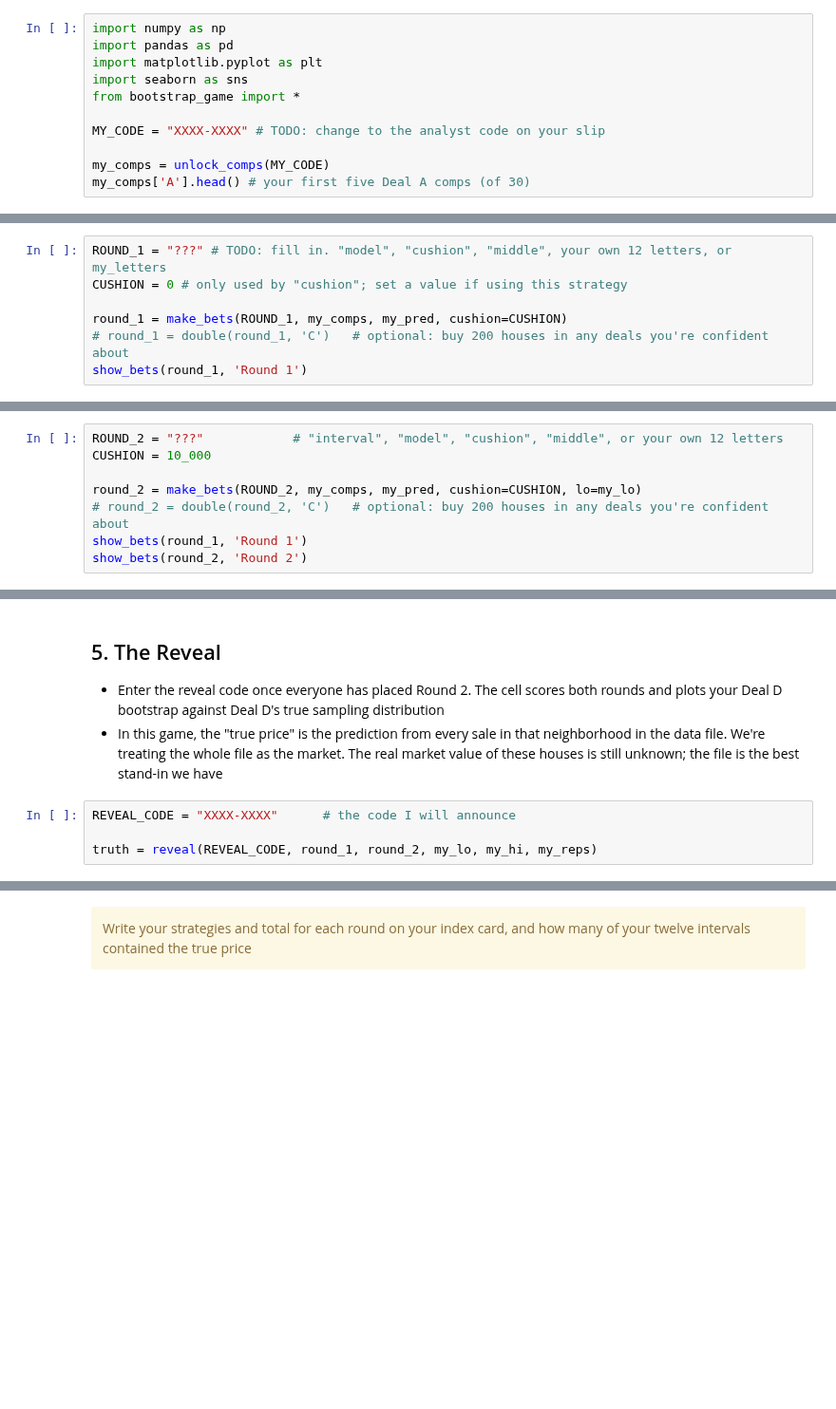
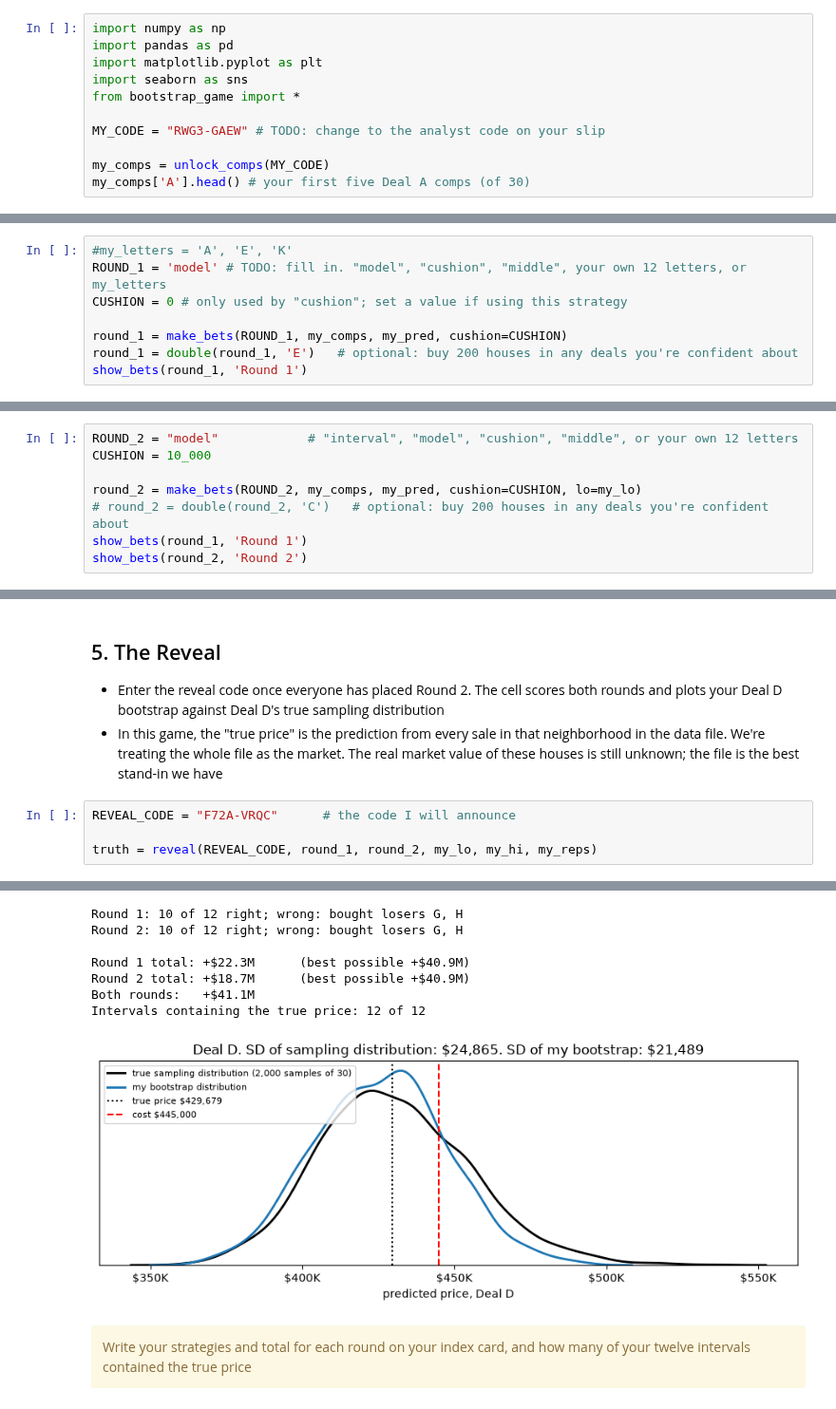
Before and after one commit to merasiaa/UU_F26_templates, a Jupyter notebook: Week06/TUESDAY_Bootstrapping.ipynb, the cells around one changed output, grey strips where cells are left out. Shown at 95% size. Drawn from its saved outputs; the diff is of its cells as text; blank space fills up the shorter version.

```diff
--- a/Week06/TUESDAY_Bootstrapping.ipynb
+++ b/Week06/TUESDAY_Bootstrapping.ipynb
@@ -32,7 +32,7 @@ import matplotlib.pyplot as plt
 import seaborn as sns
 from bootstrap_game import *
 
-MY_CODE = "XXXX-XXXX" # TODO: change to the analyst code on your slip
+MY_CODE = "RWG3-GAEW" # TODO: change to the analyst code on your slip
 
 my_comps = unlock_comps(MY_CODE)
 my_comps['A'].head() # your first five Deal A comps (of 30)
@@ -110,9 +146,10 @@ Pick a strategy, or type your own twelve letters (B, 2, or S, one per deal, A to
 
 After you pick, you can double any deal you're confident about: `round_1 = double(round_1, 'C')` buys 200 houses in Deal C. List several letters to double several deals.
 # %%
-ROUND_1 = "???" # TODO: fill in. "model", "cushion", "middle", your own 12 letters, or my_letters
+#my_letters = 'A', 'E', 'K'
+ROUND_1 = 'model' # TODO: fill in. "model", "cushion", "middle", your own 12 letters, or my_letters
 CUSHION = 0 # only used by "cushion"; set a value if using this strategy
 
 round_1 = make_bets(ROUND_1, my_comps, my_pred, cushion=CUSHION)
-# round_1 = double(round_1, 'C')   # optional: buy 200 houses in any deals you're confident about
+round_1 = double(round_1, 'E')   # optional: buy 200 houses in any deals you're confident about
 show_bets(round_1, 'Round 1')
@@ -481,7 +540,7 @@ plt.show()
 - New strategy: `"interval"`, which buys only if your whole 95% interval is above the cost. You can also reuse a Round 1 strategy or type your own letters
 - You can double deals again with `double(round_2, ...)`
 # %%
-ROUND_2 = "???"            # "interval", "model", "cushion", "middle", or your own 12 letters
+ROUND_2 = "model"            # "interval", "model", "cushion", "middle", or your own 12 letters
 CUSHION = 10_000
 
 round_2 = make_bets(ROUND_2, my_comps, my_pred, cushion=CUSHION, lo=my_lo)
@@ -503,6 +565,7 @@ show_bets(round_2, 'Round 2')
 - Enter the reveal code once everyone has placed Round 2. The cell scores both rounds and plots your Deal D bootstrap against Deal D's true sampling distribution
 - In this game, the "true price" is the prediction from every sale in that neighborhood in the data file. We're treating the whole file as the market. The real market value of these houses is still unknown; the file is the best stand-in we have
 # %%
-REVEAL_CODE = "XXXX-XXXX"      # the code I will announce
+REVEAL_CODE = "F72A-VRQC"      # the code I will announce
 
 truth = reveal(REVEAL_CODE, round_1, round_2, my_lo, my_hi, my_reps)
+# %% [output]
@@ -509,3 +585,11 @@ truth = reveal(REVEAL_CODE, round_1, round_2, my_lo, my_hi, my_reps)
+Round 1: 10 of 12 right; wrong: bought losers G, H
+Round 2: 10 of 12 right; wrong: bought losers G, H
+
+Round 1 total: +$22.3M      (best possible +$40.9M)
+Round 2 total: +$18.7M      (best possible +$40.9M)
+Both rounds:   +$41.1M
+Intervals containing the true price: 12 of 12
+[figure, added]
 # %% [markdown]
 <div class="alert alert-warning">Write your strategies and total for each round on your index card, and how many of your twelve intervals contained the true price</div>
 # %% [markdown]
```
Also changed, not shown: parts of 9 cells of this notebook, 1 other file.
